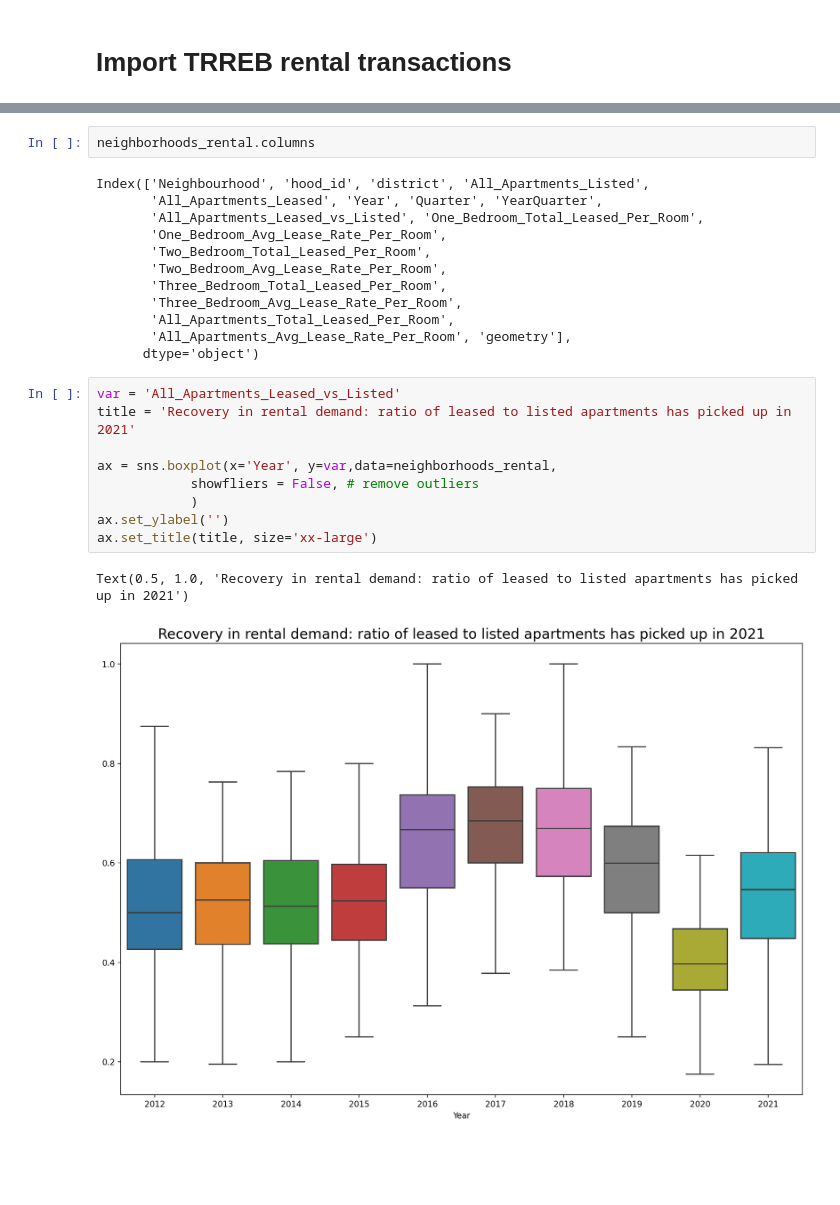
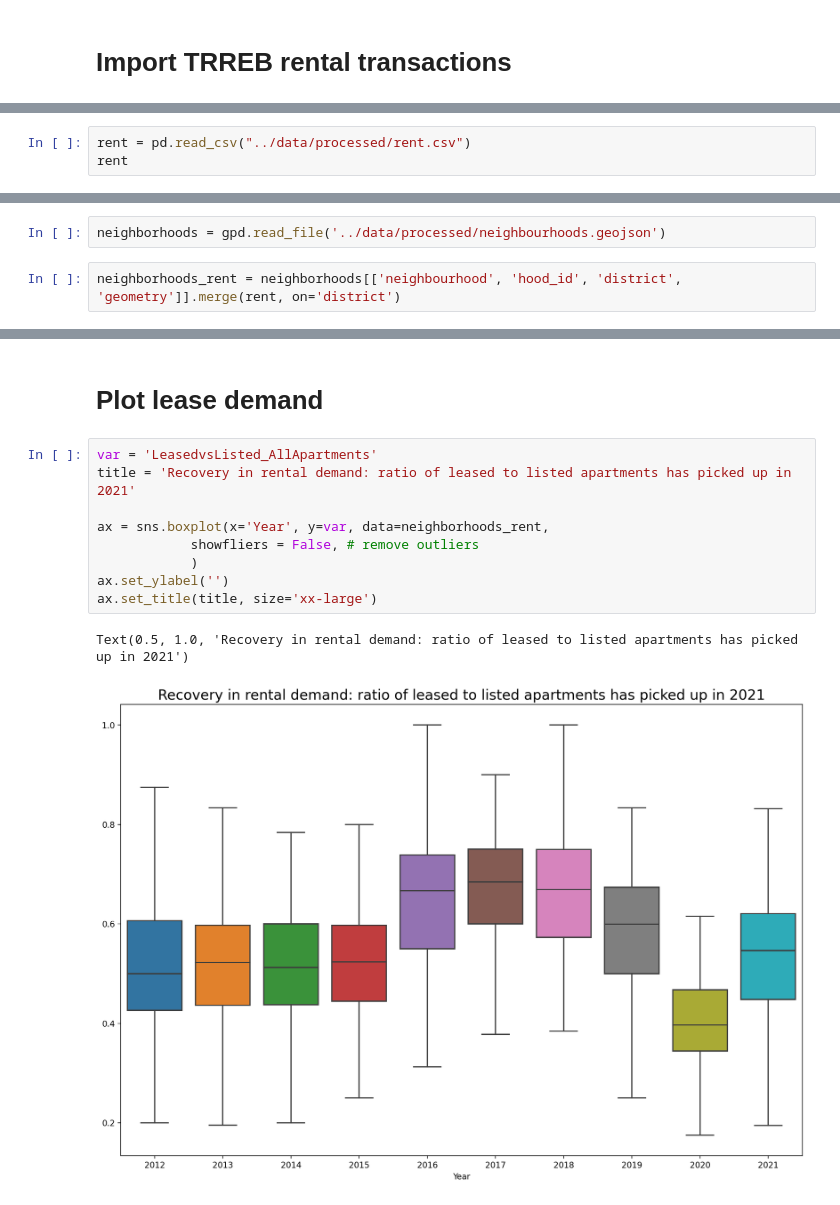
Before and after one commit to WillKWL/Project-TorontoApartment, a Jupyter notebook: source/2b- EDA_lease rates.ipynb, the cells around one changed output, grey strips where cells are left out. Saved outputs shown, nothing was run; the diff lists cells and outputs as text; blank space fills up the shorter version.

```diff
--- a/source/2b- EDA_lease rates.ipynb
+++ b/source/2b- EDA_lease rates.ipynb
@@ -94,0 +36,3 @@ dtype: int64
+# %%
+rent = pd.read_csv("../data/processed/rent.csv")
+rent
@@ -95 +53,5 @@ dtype: int64
+# %%
+neighborhoods = gpd.read_file('../data/processed/neighbourhoods.geojson')
+# %%
+neighborhoods_rent = neighborhoods[['neighbourhood', 'hood_id', 'district', 'geometry']].merge(rent, on='district')
 # %%
@@ -134,26 +105,14 @@ plot_rental('All_Apartments_Avg_Lease_Rate_Per_Room', 'Apartment lease rate in t
-# %%
-neighborhoods_rental.columns
-# %% [output]
-Index(['Neighbourhood', 'hood_id', 'district', 'All_Apartments_Listed',
-       'All_Apartments_Leased', 'Year', 'Quarter', 'YearQuarter',
-       'All_Apartments_Leased_vs_Listed', 'One_Bedroom_Total_Leased_Per_Room',
-       'One_Bedroom_Avg_Lease_Rate_Per_Room',
-       'Two_Bedroom_Total_Leased_Per_Room',
-       'Two_Bedroom_Avg_Lease_Rate_Per_Room',
-       'Three_Bedroom_Total_Leased_Per_Room',
-       'Three_Bedroom_Avg_Lease_Rate_Per_Room',
-       'All_Apartments_Total_Leased_Per_Room',
-       'All_Apartments_Avg_Lease_Rate_Per_Room', 'geometry'],
-      dtype='object')
+# %% [markdown]
+# Plot lease demand
 # %%
-var = 'All_Apartments_Leased_vs_Listed'
+var = 'LeasedvsListed_AllApartments'
 title = 'Recovery in rental demand: ratio of leased to listed apartments has picked up in 2021'
 
-ax = sns.boxplot(x='Year', y=var,data=neighborhoods_rental,
+ax = sns.boxplot(x='Year', y=var, data=neighborhoods_rent,
             showfliers = False, # remove outliers
             )
 ax.set_ylabel('')
 ax.set_title(title, size='xx-large')
 # %% [output]
 Text(0.5, 1.0, 'Recovery in rental demand: ratio of leased to listed apartments has picked up in 2021')
-[figure, old version]
+[figure, new version]
```
Also changed, not shown: parts of 19 cells of this notebook, 9 other files.
